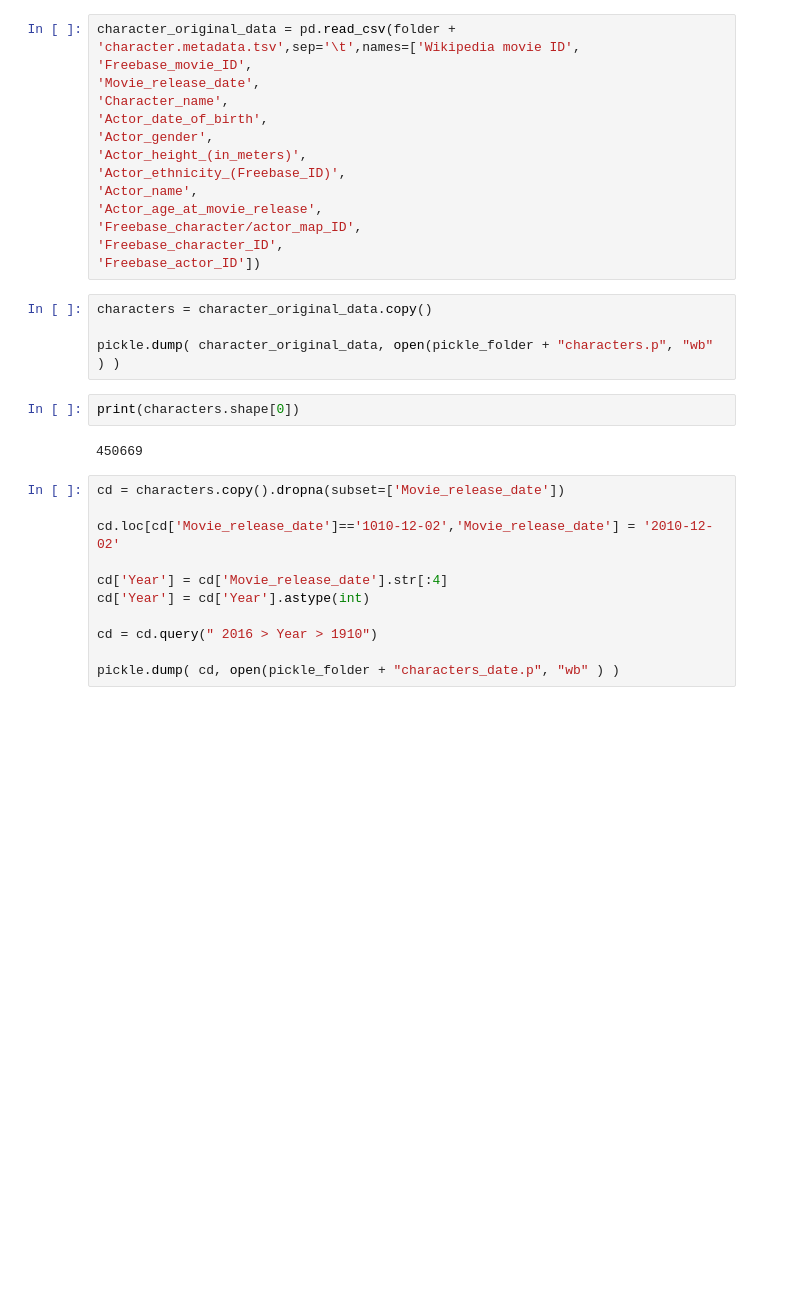
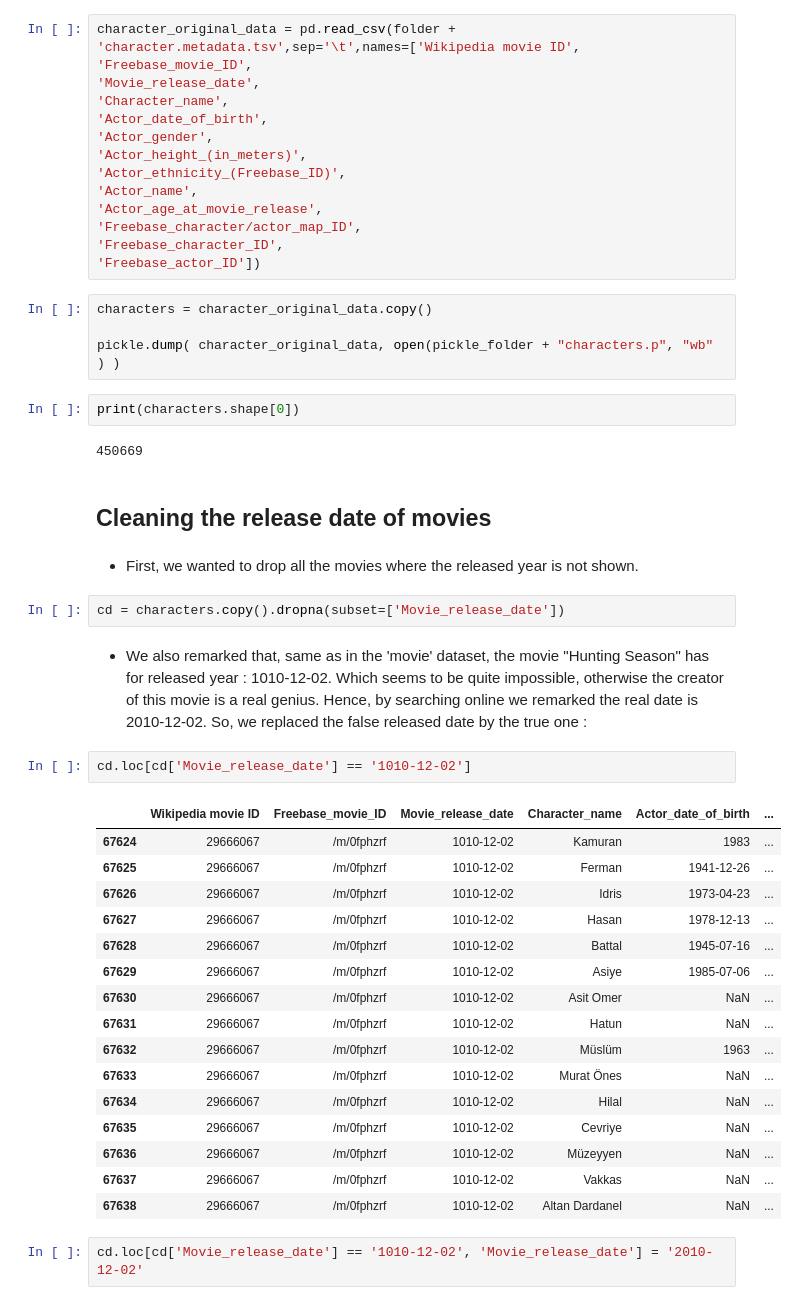
Before and after one commit to epfl-ada/ada-2024-project-melyn, a Jupyter notebook: pipeline/character_dataset_cleaning.ipynb, the cells around one changed output. Saved outputs shown, nothing was run; the diff lists cells and outputs as text; blank space fills up the shorter version.

Commit message:
cleaned version of caracters dataset, need to clean it more

```diff
--- a/pipeline/character_dataset_cleaning.ipynb
+++ b/pipeline/character_dataset_cleaning.ipynb
@@ -31,14 +31,32 @@ pickle.dump( character_original_data, open(pickle_folder + "characters.p", "wb"
 print(characters.shape[0])
 # %% [output]
 450669
-# %%
-cd = characters.copy().dropna(subset=['Movie_release_date'])
-
-cd.loc[cd['Movie_release_date']=='1010-12-02','Movie_release_date'] = '2010-12-02'
-
-cd['Year'] = cd['Movie_release_date'].str[:4]
-cd['Year'] = cd['Year'].astype(int)
-
-cd = cd.query(" 2016 > Year > 1910")
-
-pickle.dump( cd, open(pickle_folder + "characters_date.p", "wb" ) )
+# %% [markdown]
+## Cleaning the release date of movies
+# %% [markdown]
+- First, we wanted to drop all the movies where the released year is not shown.
+# %%
+cd = characters.copy().dropna(subset=['Movie_release_date'])
+# %% [markdown]
+- We also remarked that, same as in the 'movie' dataset, the movie "Hunting Season" has for released year : 1010-12-02. Which seems to be quite impossible, otherwise the creator of this movie is a real genius. Hence, by searching online we remarked the real date is 2010-12-02. So, we replaced the false released date by the true one :
+# %%
+cd.loc[cd['Movie_release_date'] == '1010-12-02']
+# %% [output]
+|  | Wikipedia movie ID | Freebase_movie_ID | Movie_release_date | Character_name | Actor_date_of_birth | ... |
+| 67624 | 29666067 | /m/0fphzrf | 1010-12-02 | Kamuran | 1983 | ... |
+| 67625 | 29666067 | /m/0fphzrf | 1010-12-02 | Ferman | 1941-12-26 | ... |
+| 67626 | 29666067 | /m/0fphzrf | 1010-12-02 | Idris | 1973-04-23 | ... |
+| 67627 | 29666067 | /m/0fphzrf | 1010-12-02 | Hasan | 1978-12-13 | ... |
+| 67628 | 29666067 | /m/0fphzrf | 1010-12-02 | Battal | 1945-07-16 | ... |
+| 67629 | 29666067 | /m/0fphzrf | 1010-12-02 | Asiye | 1985-07-06 | ... |
+| 67630 | 29666067 | /m/0fphzrf | 1010-12-02 | Asit Omer | NaN | ... |
+| 67631 | 29666067 | /m/0fphzrf | 1010-12-02 | Hatun | NaN | ... |
+| 67632 | 29666067 | /m/0fphzrf | 1010-12-02 | Müslüm | 1963 | ... |
+| 67633 | 29666067 | /m/0fphzrf | 1010-12-02 | Murat Önes | NaN | ... |
+| 67634 | 29666067 | /m/0fphzrf | 1010-12-02 | Hilal | NaN | ... |
+| 67635 | 29666067 | /m/0fphzrf | 1010-12-02 | Cevriye | NaN | ... |
+| 67636 | 29666067 | /m/0fphzrf | 1010-12-02 | Müzeyyen | NaN | ... |
+| 67637 | 29666067 | /m/0fphzrf | 1010-12-02 | Vakkas | NaN | ... |
+| 67638 | 29666067 | /m/0fphzrf | 1010-12-02 | Altan Dardanel | NaN | ... |
+# %%
+cd.loc[cd['Movie_release_date'] == '1010-12-02', 'Movie_release_date'] = '2010-12-02'
```
Also changed, not shown: parts of 44 cells of this notebook, 6 other files.
